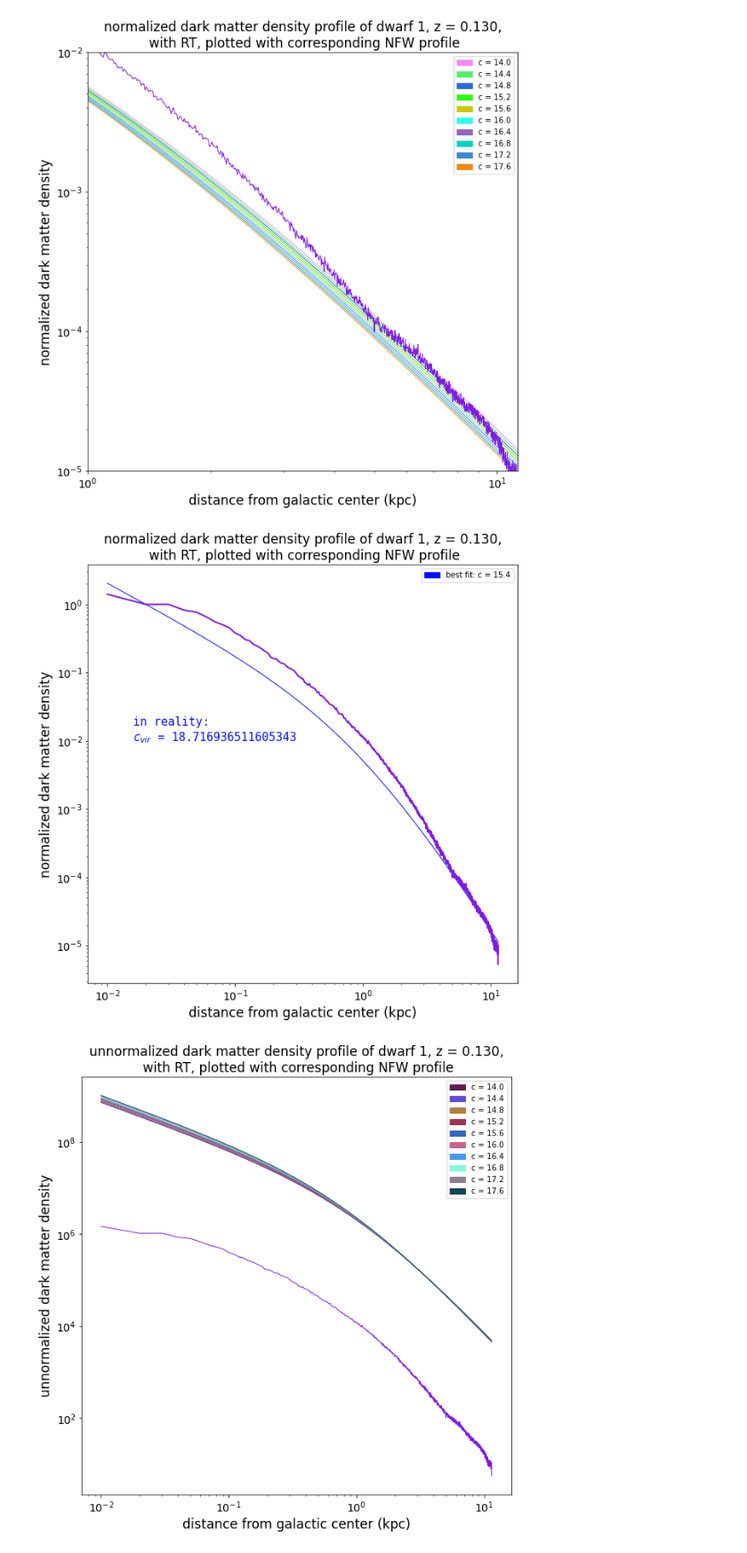
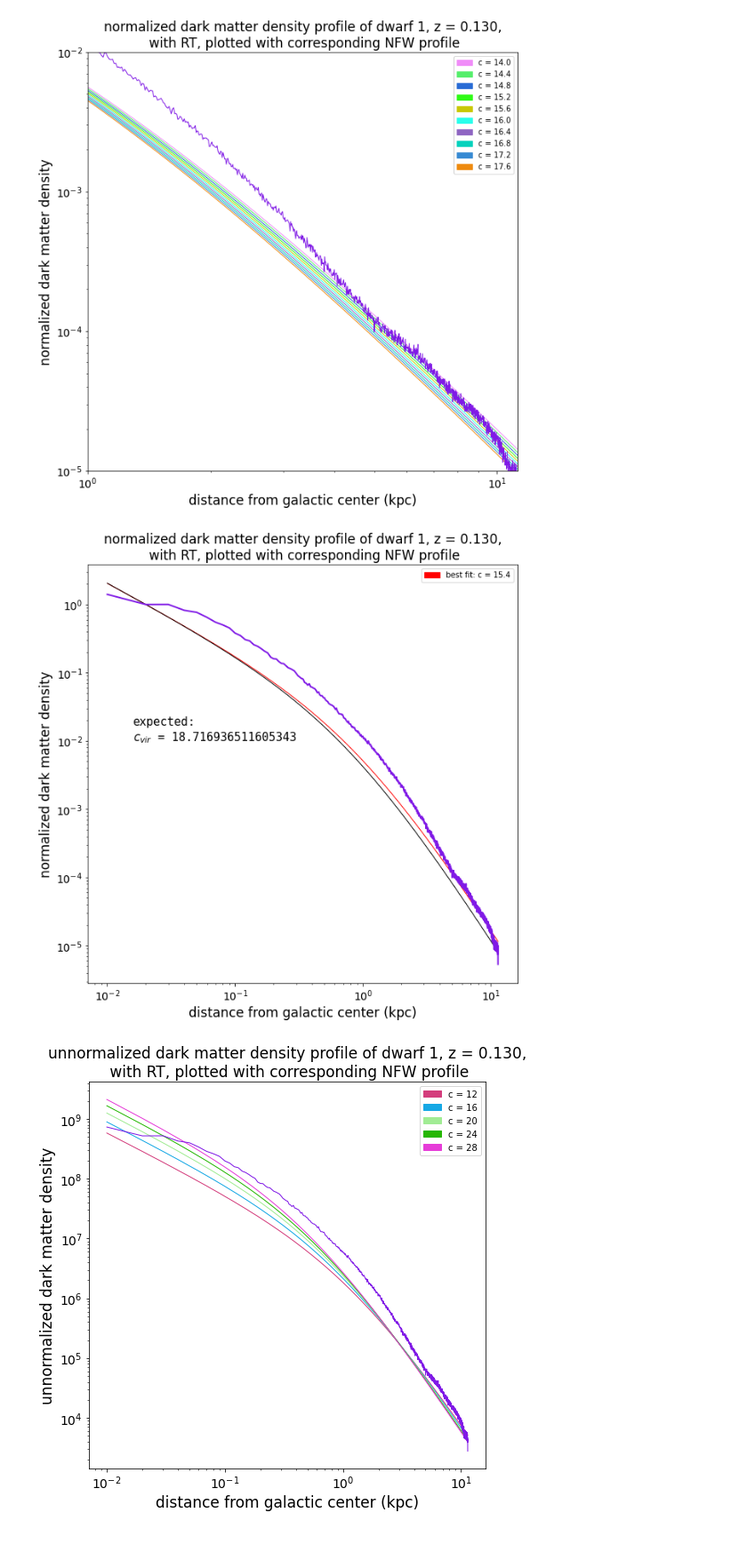
Before and after one commit to nguyenbinh1612/Binh_UFD, a Jupyter notebook: fit-with-NFW-dwarf1.ipynb, the cells around one changed output. Shown: that part at 89% size. Cells and saved outputs as stored; diff of their text form; code cells hidden in the pictures.

```diff
--- a/fit-with-NFW-dwarf1.ipynb
+++ b/fit-with-NFW-dwarf1.ipynb
@@ -158,11 +160,11 @@ for radius_value in rad_array290_noRT:
     density_profile290_noRT[i] = how_many_particles / shell_volume
     i += 1
 
-plt.figure(figsize=(10,10))
+plt.figure(figsize=(8,8))
 
 all_the_legends = []
 
-for c_value in np.arange(12, 20, 1):
+for c_value in np.arange(12, 32, 4):
     r = np.random.random()
     g = np.random.random()
     b = np.random.random()
@@ -171,7 +173,7 @@ for c_value in np.arange(12, 20, 1):
     each_legend = mpatches.Patch(color=(r, g, b), label='c = ' + str(round(c_value, 1)))
     all_the_legends.append(each_legend)
 
-plt.plot(radius6, density_profile290_noRT, color=(0.5, 0.1, 0.9, 1), linewidth=1)
+plt.plot(radius6, density_profile290_noRT * 500, color=(0.5, 0.1, 0.9, 1), linewidth=1)
 
 plt.legend(handles=all_the_legends, loc='upper right')
 
@@ -293,9 +295,12 @@ plt.show()
 plt.figure(figsize=(10,10))
 
 density_profile7 = halo7.rho(radius7, c=15.4)
+density_profile7_expected = halo7.rho(radius7)
 NFWdensityprof = density_profile7 / density_profile7[1]
-plt.plot(radius7, NFWdensityprof, color='#000FFF', linewidth=1)
-legend = mpatches.Patch(color='#000FFF', label='best fit: c = 15.4')
+NFWdensityprof_expected = density_profile7_expected / density_profile7_expected[1]
+plt.plot(radius7, NFWdensityprof, color='#FF0000', linewidth=1)
+plt.plot(radius7, NFWdensityprof_expected, color='#000000', linewidth=1)
+legend = mpatches.Patch(color='#FF0000', label='best fit: c = 15.4')
 
 plt.plot(radius7, densityprof290, color=(0.5, 0.1, 0.9, 1), linewidth=2)
 
@@ -309,20 +314,20 @@ plt.xscale('log')
 plt.yscale('log')
 
 plt.title('normalized dark matter density profile of dwarf 1, z = 0.130,\n with RT, plotted with corresponding NFW profile', loc='center', fontsize=17)
-plt.text(10**-1.8, 10**-2, '''in reality:\n$c_{vir}$ = 18.716936511605343''', \
-         fontsize=15, color='#000FFF', fontfamily='monospace')
+plt.text(10**-1.8, 10**-2, '''expected:\n$c_{vir}$ = 18.716936511605343''', \
+         fontsize=15, color='#000000', fontfamily='monospace')
 
 plt.show()
 # %% [output]
-[figure, old version]
+[figure, new version]
 # %%
 # plotting the best fit, UNNORMALIZED
 
-dx290 = 전data290[:,4] / 1000 # converting pc to kpc
-dy290 = 전data290[:,5] / 1000 # converting pc to kpc
-dz290 = 전data290[:,6] / 1000 # converting pc to kpc
+dx290 = 전data290[:,4] / 1000 # converting data in pc to kpc
+dy290 = 전data290[:,5] / 1000 # converting data in pc to kpc
+dz290 = 전data290[:,6] / 1000 # converting data in pc to kpc
 r290 = np.sqrt(dx290**2 + dy290**2 + dz290**2) # max: 11.415825965662318 kpc, closest to 11.42 kpc
-rad_array290 = np.arange(0.01, 11.42, 0.01)
+rad_array290 = np.arange(0.01, 11.42, 0.01) # bin size: 0.01 kpc
 density_profile290 = np.zeros(np.size(rad_array290))
 i = 0
 for radius_value in rad_array290:
@@ -330,34 +335,34 @@ for radius_value in rad_array290:
     how_many_particles = np.size(particles)
     shell_volume = 4/3*np.pi*((radius_value + 0.01)**3 - radius_value**3)
     density_profile290[i] = how_many_particles / shell_volume
     i += 1
 
-plt.figure(figsize=(10,10))
+plt.figure(figsize=(8,8))
 
 all_the_legends = []
 
-for c_value in np.arange(14, 18, 0.4):
+for c_value in np.arange(12, 32, 4):
     r = np.random.random()
     g = np.random.random()
     b = np.random.random()
     density_profile7 = halo7.rho(radius7, c_value)
     plt.plot(radius7, density_profile7, color=(r, g, b), linewidth=1)
     each_legend = mpatches.Patch(color=(r, g, b), label='c = ' + str(round(c_value, 1)))
     all_the_legends.append(each_legend)
 
-plt.plot(radius7, density_profile290, color=(0.5, 0.1, 0.9, 1), linewidth=1)
+plt.plot(radius7, density_profile290 * 500, color=(0.5, 0.1, 0.9, 1), linewidth=1)
 
 plt.legend(handles=all_the_legends, loc='upper right')
 
 plt.xlabel('distance from galactic center (kpc)', fontsize=17)
 plt.ylabel('unnormalized dark matter density', fontsize=17) # using LATEX here!
 plt.xticks(fontsize=14)
 plt.yticks(fontsize=14)
 plt.xscale('log')
 plt.yscale('log')
 
 plt.title('unnormalized dark matter density profile of dwarf 1, z = 0.130,\n with RT, plotted with corresponding NFW profile', loc='center', fontsize=17)
 
 plt.show()
 # %% [output]
-[figure, old version]
+[figure, new version]
```
Also changed, not shown: parts of 2 cells of this notebook.
